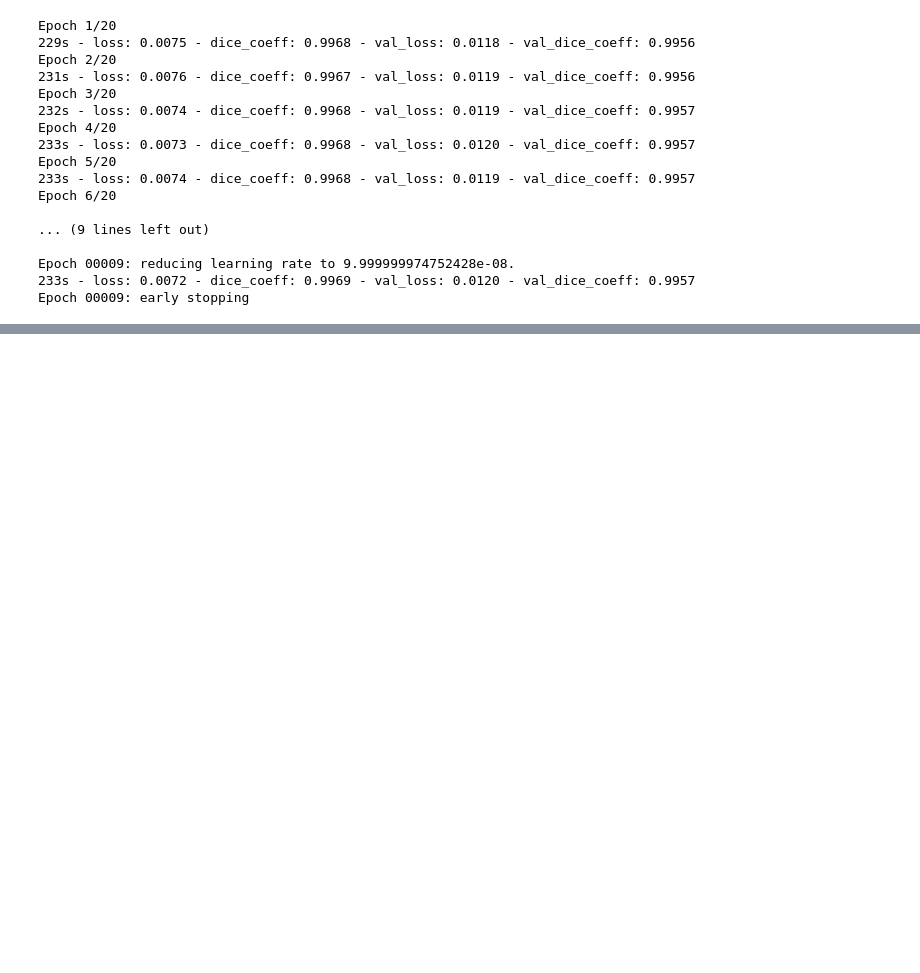
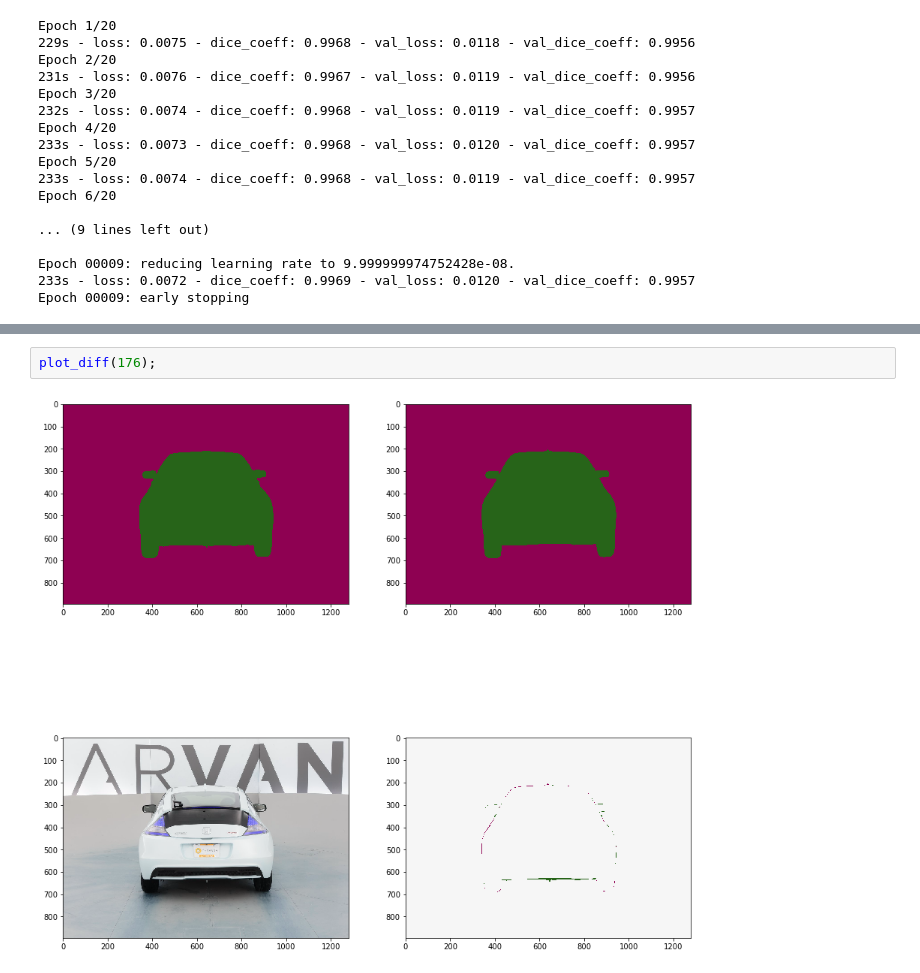
Before and after one commit to sainathadapa/kaggle-carvana-image-masking-challenge, a Jupyter notebook: 17-fullres-ang-09.ipynb, the cells around one changed output, grey strips where cells are left out. Cells and saved outputs as stored; diff of their text form; blank space fills up the shorter version.

```diff
--- a/17-fullres-ang-09.ipynb
+++ b/17-fullres-ang-09.ipynb
@@ -1001,0 +1103,4 @@ ToDO
+# %%
+plot_diff(176);
+# %% [output]
+[figure, added]
```
Also changed, not shown: parts of 23 cells of this notebook.
